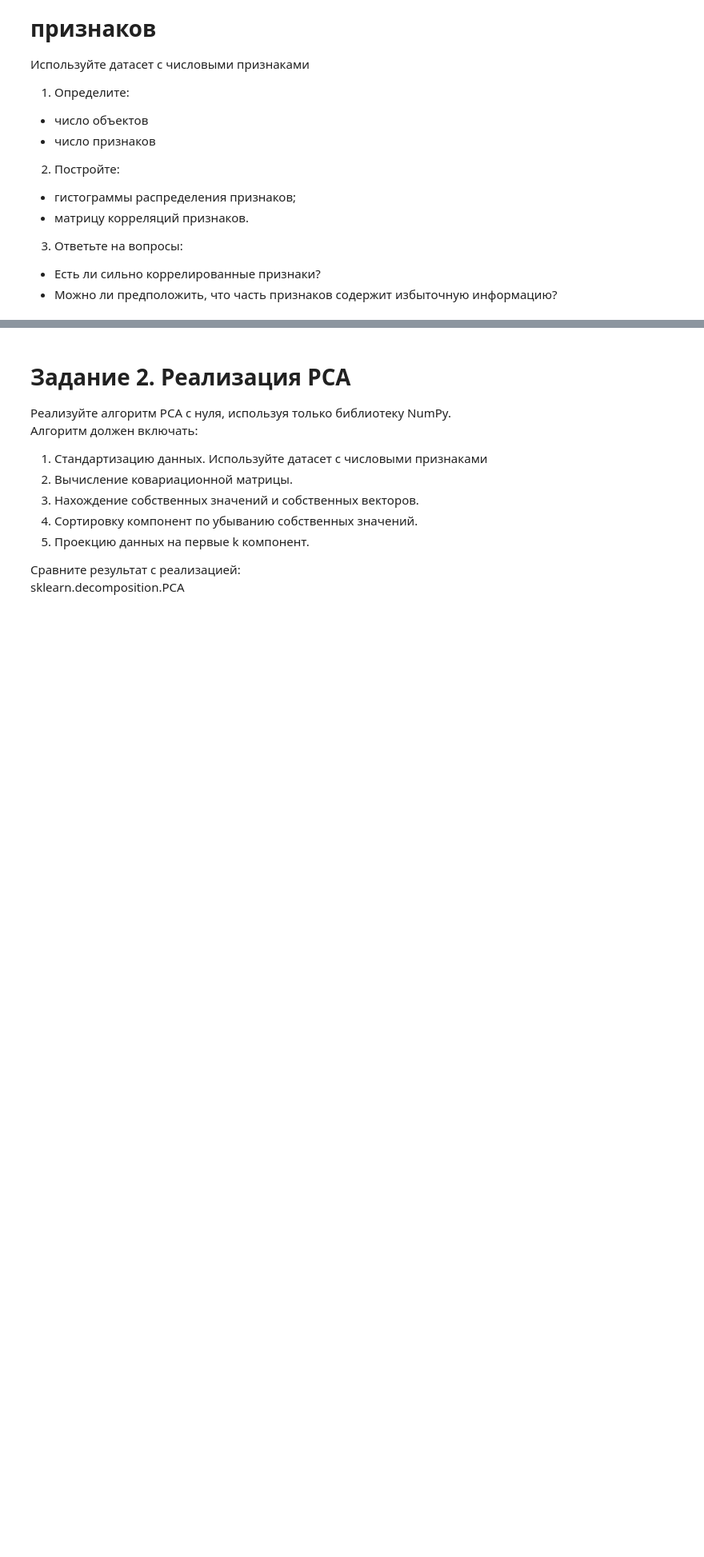
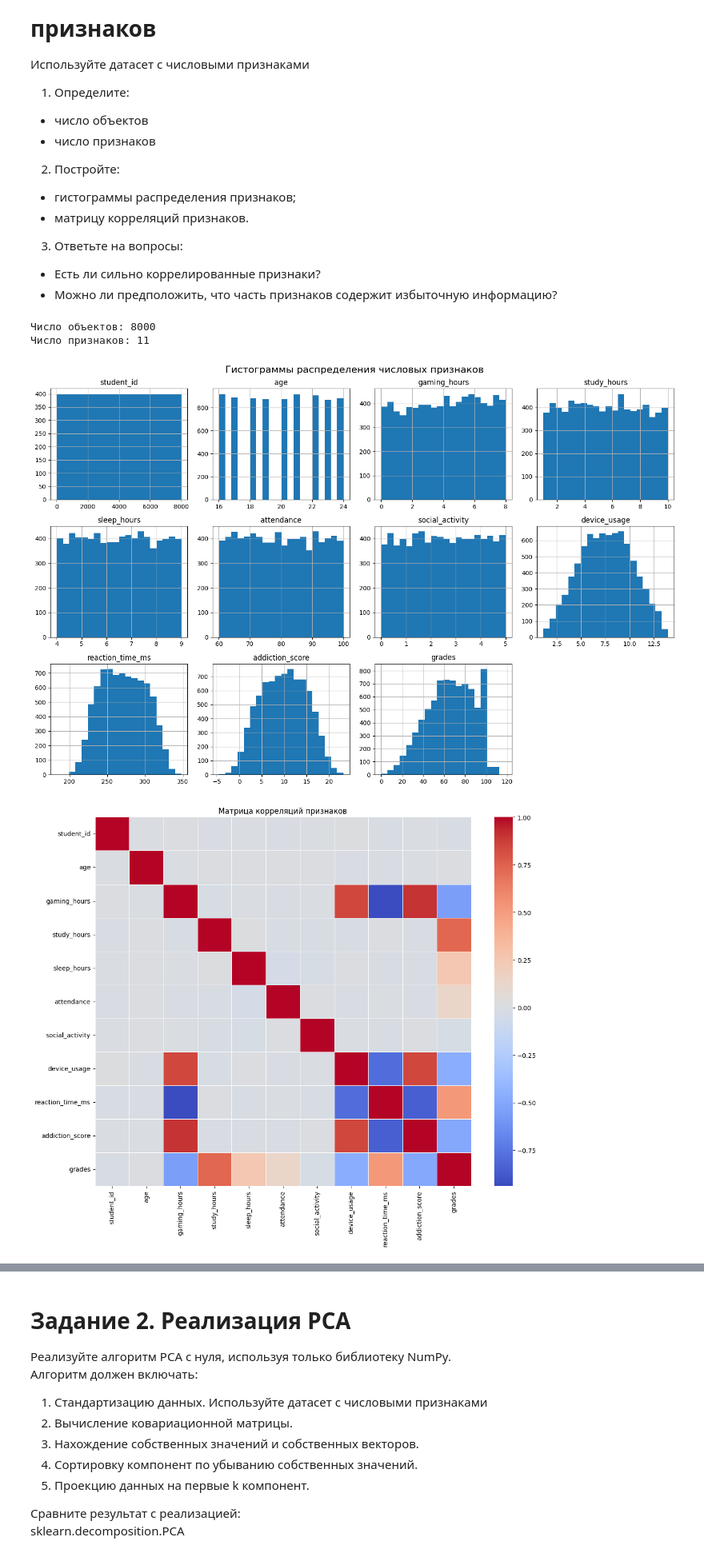
Before and after one commit to kiyoukasu1getsu/dataAnalysis, a Jupyter notebook: notebooks/03_dimensionality_reduction.ipynb, the cells around one changed output, grey strips where cells are left out. Shown at 80% size. Drawn from its saved outputs; the diff is of its cells as text; code cells hidden in the pictures; blank space fills up the shorter version.

```diff
--- a/notebooks/03_dimensionality_reduction.ipynb
+++ b/notebooks/03_dimensionality_reduction.ipynb
@@ -19,3 +45,46 @@
 - Есть ли сильно коррелированные признаки?
 - Можно ли предположить, что часть признаков содержит избыточную
 информацию?
+# %%
+# Определите число объектов и число признаков
+n_objects, n_features = df_numeric.shape
+print(f"Число объектов: {n_objects}")
+print(f"Число признаков: {n_features}")
+
+# Гистограммы распределения признаков
+df_numeric.hist(bins=20, figsize=(15, 10), layout=(3, 4))
+plt.suptitle('Гистограммы распределения числовых признаков', fontsize=16)
+plt.tight_layout()
+plt.show()
+
+# Матрица корреляций признаков
+plt.figure(figsize=(12, 10))
+correlation_matrix = df_numeric.corr()
+sns.heatmap(correlation_matrix, annot=False, cmap='coolwarm', fmt=".2f", linewidths=.5)
+plt.title('Матрица корреляций признаков')
+plt.tight_layout()
+plt.show()
+
+# Пары с высокой корреляцией
+high_corr_pairs = []
+for i in range(len(correlation_matrix.columns)):
+    for j in range(i):
+        if abs(correlation_matrix.iloc[i, j]) > 0.7:
+            col1 = correlation_matrix.columns[i]
+            col2 = correlation_matrix.columns[j]
+            high_corr_pairs.append((col1, col2, correlation_matrix.iloc[i, j]))
+
+print("\nСильно коррелированные признаки (|corr| > 0.7):")
+if high_corr_pairs:
+    for pair in high_corr_pairs:
+        print(f"{pair[0]} и {pair[1]}: {pair[2]:.3f}")
+else:
+    print("Сильно коррелированных пар (>0.7) не обнаружено.")
+
+# Если есть высокая корреляция, значит, признаки содержат избыточную информацию.
+print("\nНаличие корреляций указывает на то, что часть признаков содержит избыточную информацию.")
+# %% [output]
+Число объектов: 8000
+Число признаков: 11
+[figure, added]
+[figure, added]
```
Also changed, not shown: parts of 14 cells of this notebook.
